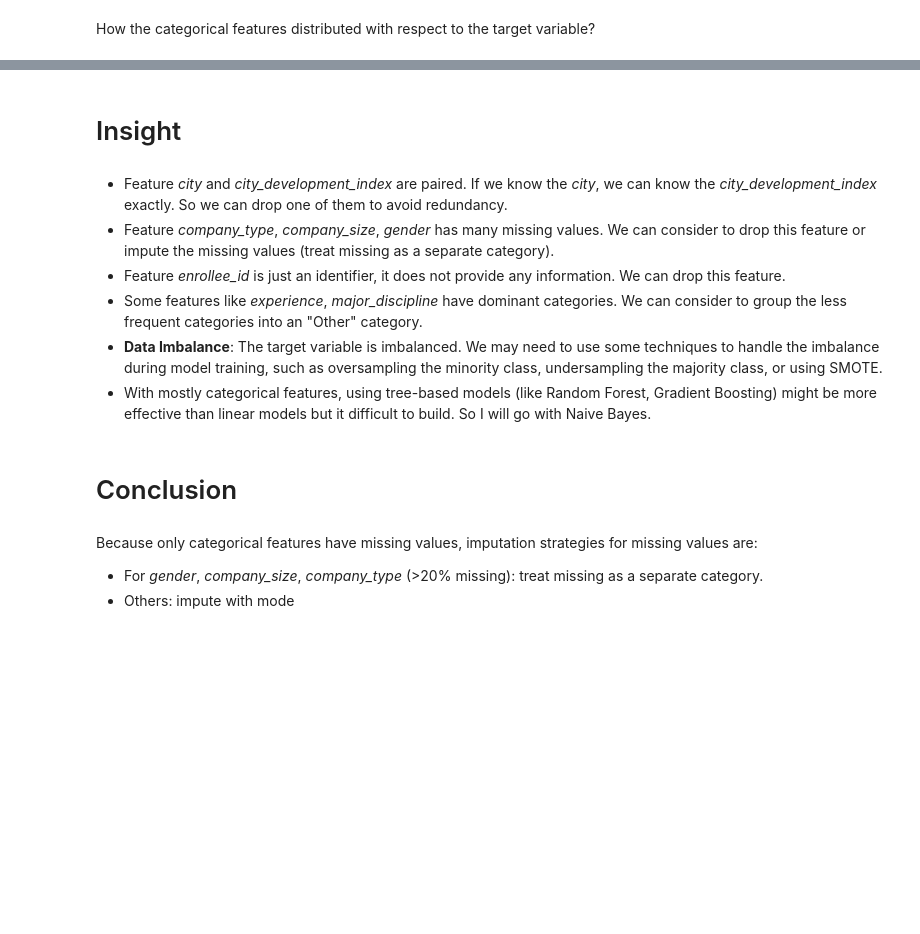
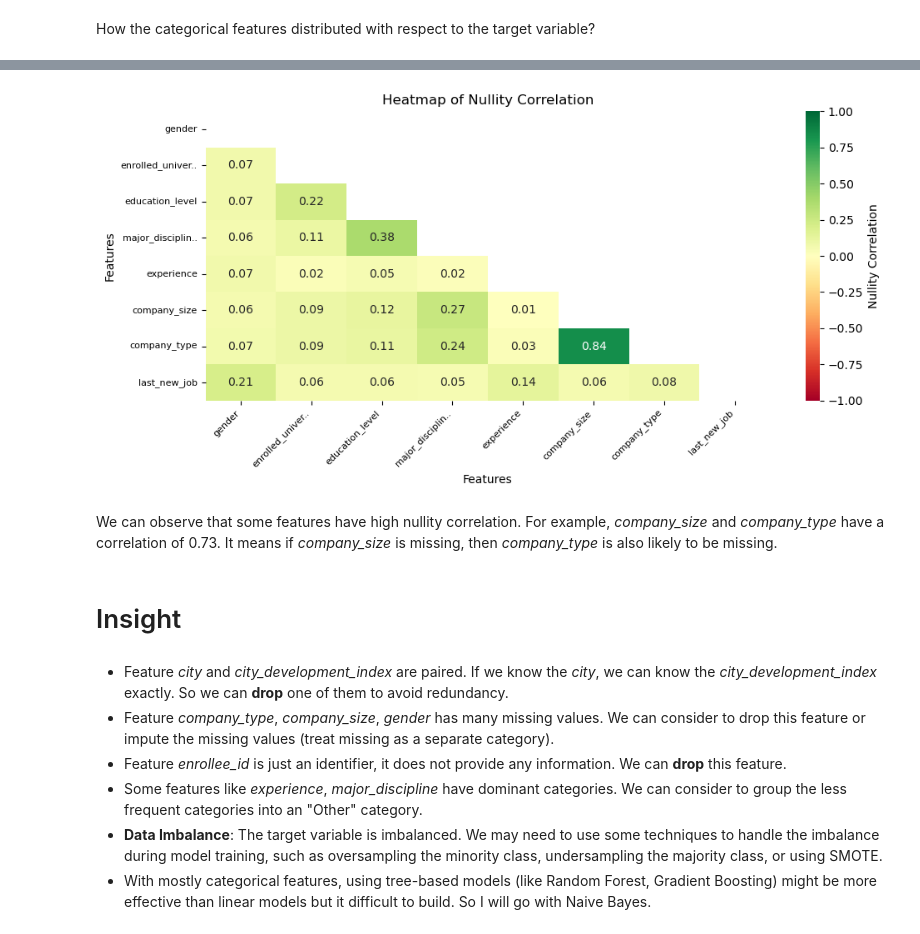
Before and after one commit to ThuongHong/lab2_ds, a Jupyter notebook: notebooks/01_data_exploration.ipynb, the cells around one changed output, grey strips where cells are left out. Cells and saved outputs as stored; diff of their text form; code cells hidden in the pictures; blank space fills up the shorter version.

```diff
--- a/notebooks/01_data_exploration.ipynb
+++ b/notebooks/01_data_exploration.ipynb
@@ -205,0 +241,7 @@ EDAPlotter.plot_categorical_vs_target(
+# %%
+missing_features = []
+for i, feature in enumerate(train_header):
+    missing_count = np.sum(train_data[:, i] == "")
+    if missing_count > 0:
+        missing_features.append(feature)
+missing_features
@@ -206,15 +268,16 @@ EDAPlotter.plot_categorical_vs_target(
+# %%
+missing_data = train_data[:, [train_header.index(col) for col in missing_features]]
+EDAPlotter.plot_missing_values_heatmap(missing_data, missing_features)
+# %% [output]
+[figure, added]
+# %% [markdown]
+We can observe that some features have high nullity correlation. For example, *company_size* and *company_type* have a correlation of 0.73. It means if *company_size* is missing, then *company_type* is also likely to be missing.
 # %% [markdown]
 # Insight
 # %% [markdown]
-- Feature *city* and *city_development_index* are paired. If we know the *city*, we can know the *city_development_index* exactly. So we can drop one of them to avoid redundancy.
+- Feature *city* and *city_development_index* are paired. If we know the *city*, we can know the *city_development_index* exactly. So we can **drop** one of them to avoid redundancy.
 - Feature *company_type*, *company_size*, *gender* has many missing values. We can consider to drop this feature or impute the missing values (treat missing as a separate category).
-- Feature *enrollee_id* is just an identifier, it does not provide any information. We can drop this feature.
+- Feature *enrollee_id* is just an identifier, it does not provide any information. We can **drop** this feature.
 - Some features like *experience*, *major_discipline* have dominant categories. We can consider to group the less frequent categories into an "Other" category.
 - **Data Imbalance**: The target variable is imbalanced. We may need to use some techniques to handle the imbalance during model training, such as oversampling the minority class, undersampling the majority class, or using SMOTE.
 - With mostly categorical features, using tree-based models (like Random Forest, Gradient Boosting) might be more effective than linear models but it difficult to build. So I will go with Naive Bayes.
-# %% [markdown]
-# Conclusion
-# %% [markdown]
-Because only categorical features have missing values, imputation strategies for missing values are:
-- For *gender*, *company_size*, *company_type* (>20% missing): treat missing as a separate category.
-- Others: impute with mode
```
Also changed, not shown: parts of 19 cells of this notebook, 1 other file.
